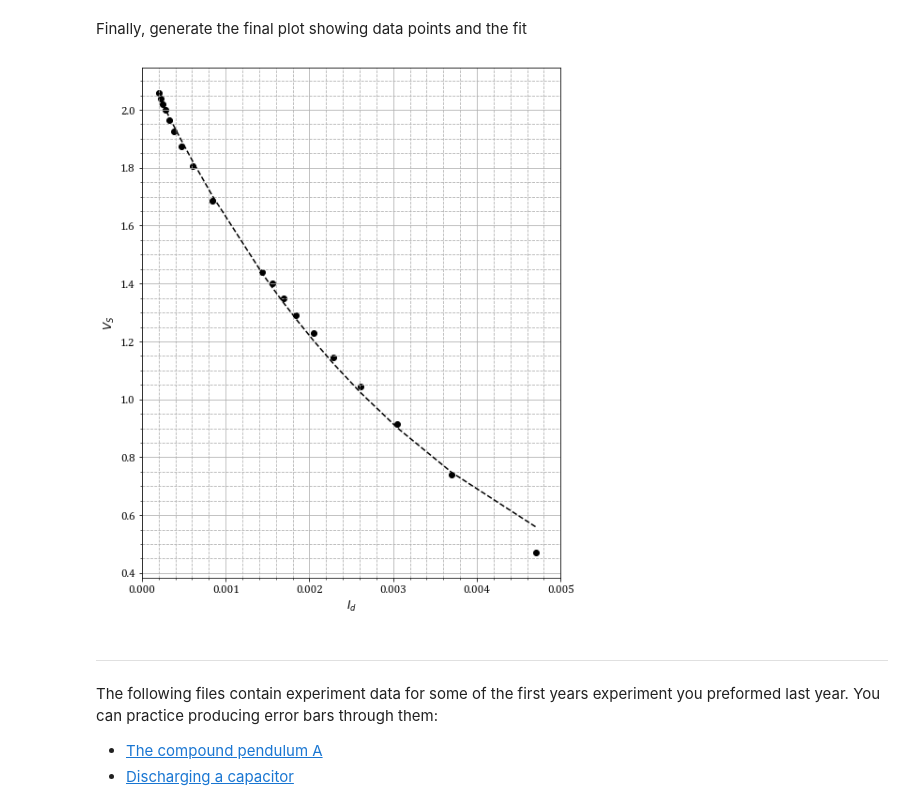
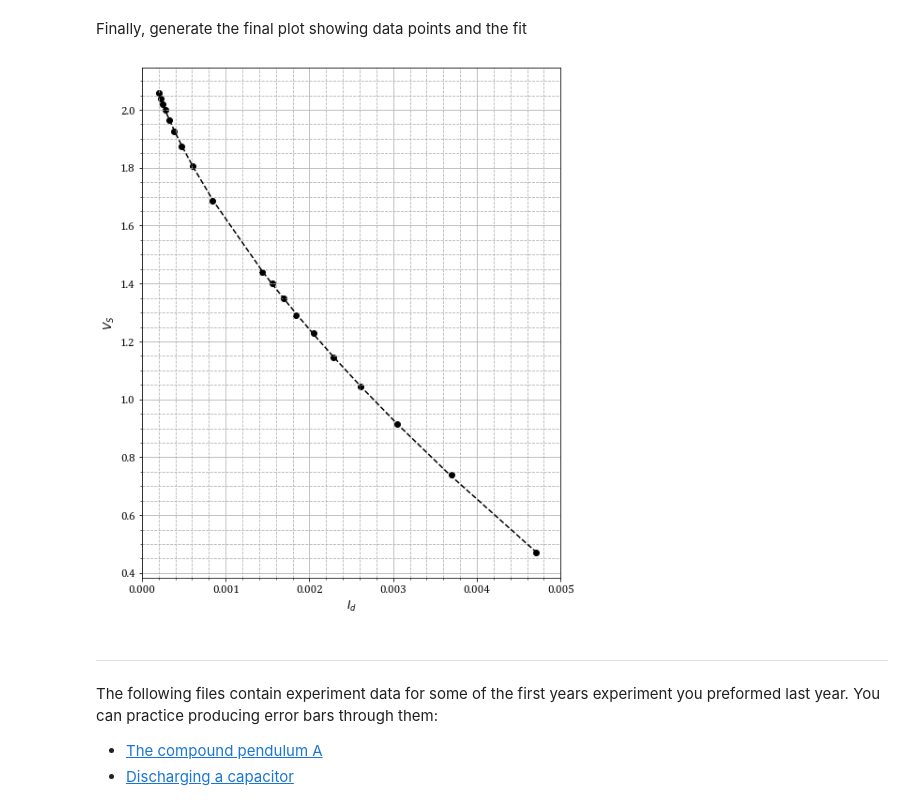
Before and after one commit to uom-lectures/PHY2230, a Jupyter notebook: non_linear_fitting.ipynb, the cells around one changed output. Drawn from its saved outputs; the diff is of its cells as text; code cells hidden in the pictures.

```diff
--- a/non_linear_fitting.ipynb
+++ b/non_linear_fitting.ipynb
@@ -69,8 +74,8 @@ We need to fit a curve this data. We know that the relationship between $I_d$ an
 
 We must first define a function which, give measurements $V_S$ and a value for $V_T$ and $a$ will return the current:
 # %%
-def func(v_s, v_t, a):
-    return (v_t-v_s)**(a)
+def fit_func(v_s, v_t, k, a):
+    return k * (np.power(v_t - v_s, a))
 # %% [markdown]
 We'll use this function for the fitting as follows
 # %%
@@ -79,7 +84,7 @@ from scipy.optimize import curve_fit
 # First argument is the function we want to fit
 # Second argument is the x_data (in this case current)
 # Third argument is the y_data (in this case average_V)
-popt, pcov = curve_fit(func, current, average_V)
+popt, pcov = curve_fit(fit_func, average_V, current, p0=(2.5, 1, 1))
 # %% [markdown]
 `curve_fit` return two items: `popt` which are the calculated optimal values for the parameters (so in this case, `popt[0]` is the value for $V_T$ and `popt[1]` is the value for `a`), and `pcov` which is the estimated covariance of `popt`.
 # %%
@@ -91,37 +98,37 @@ Value for $a$ is 288.244309
 # %% [markdown]
 Let's use the value from `popt` to generate the fitted line:
 # %%
-fitted_line = func(current, popt[0], popt[1])
+fitted_line = fit_func(average_V, popt[0], popt[1], popt[2])
 # %% [markdown]
 Finally, generate the final plot showing data points and the fit
 # %%
 # Set the font to Cambria and size 12
 plt.rcParams["font.family"] = "Cambria"
 plt.rcParams["font.size"] = 12
 plt.rcParams["font.weight"] = "normal"
 
 # Create figure and set size
 f = plt.figure(figsize=(8, 10))
 
 # Include data points
 plt.scatter(current, average_V, color='k')
 
 # Include fit
-plt.plot(current, fitted_line, 'k--')
+plt.plot(fitted_line, average_V, 'k--')
 
 # Enable minor ticks so that we can show a fine grid
 plt.minorticks_on()
 plt.grid(b=True, which='major', linestyle='-')
 plt.grid(b=True, which='minor', linestyle='--')
 
 # Display labels
 plt.xlabel(r"$I_d$")
 plt.ylabel(r"$V_S$")
 
 # Final adjustments
 plt.xlim(0, 0.005)
 plt.show()
 # %% [output]
-[figure, old version]
+[figure, new version]
 # %% [markdown]
 ***
```
Also changed, not shown: parts of 4 cells of this notebook, 5 other files.
